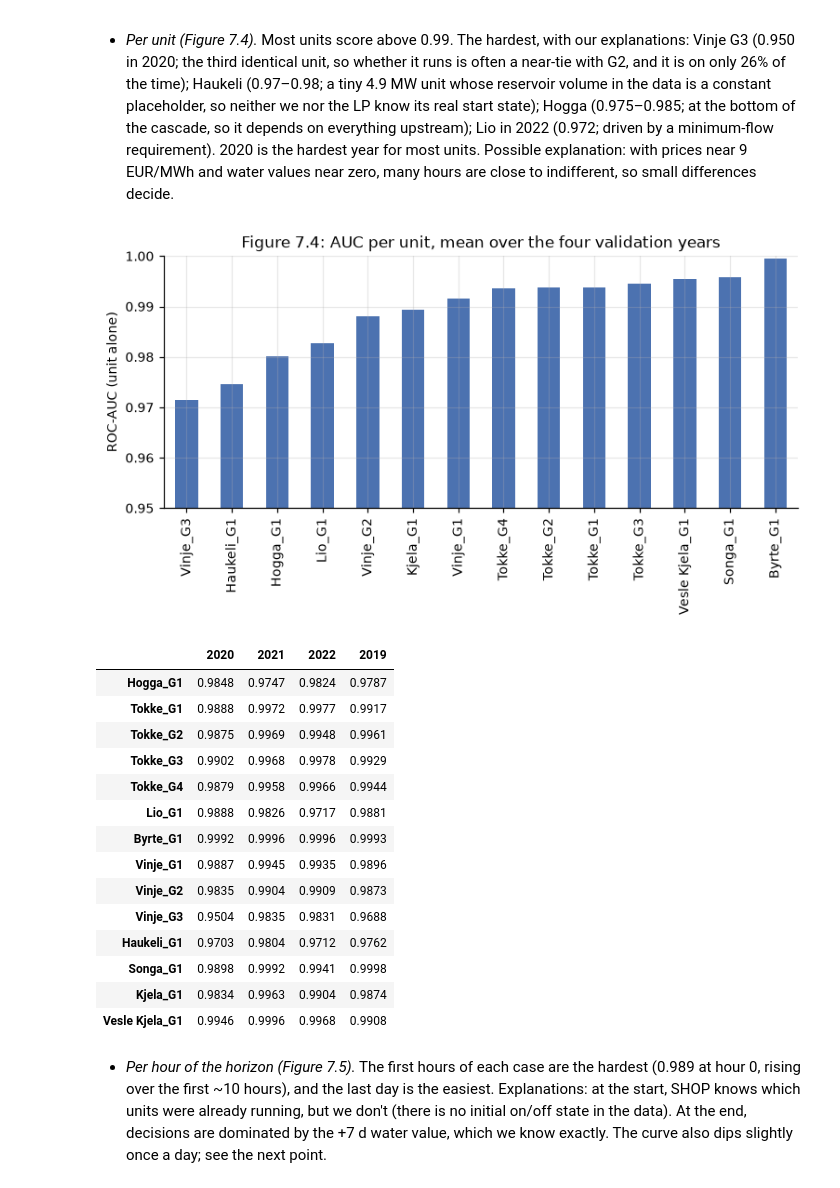
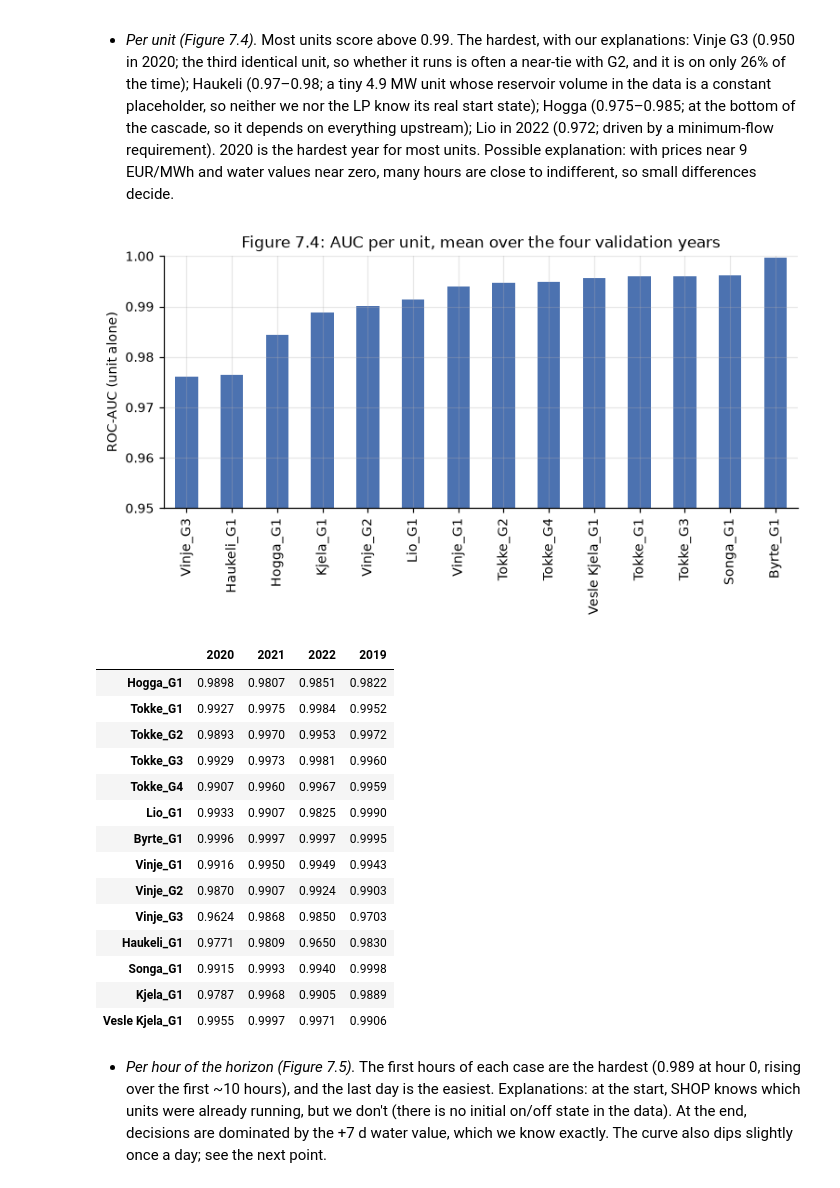
Before and after one commit to idatomine/Women-in-AI-tdt4173, a Jupyter notebook: Report.ipynb, the cells around one changed output. Saved outputs shown, nothing was run; the diff lists cells and outputs as text; code cells hidden in the pictures.

```diff
--- a/Report.ipynb
+++ b/Report.ipynb
@@ -1178,33 +1181,33 @@ plt.tight_layout(); show_figure("7.3")
 # %%
 # Figure 7.4: AUC per unit, mean over folds A–D (final model, saved validation predictions)
 per_unit = []
 for fold, year in cv.FOLDS.items():
     _, idx = cv.split(data, year)
-    per_unit.append(pd.Series(cv.unit_scores(data, idx, np.load(EXP / "exp_029_main_river" / f"pred_{fold}.npy")), name=year))
+    per_unit.append(pd.Series(cv.unit_scores(data, idx, np.load(EXP / "exp_038_dispatch_context" / f"pred_{fold}.npy")), name=year))
 per_unit = pd.concat(per_unit, axis=1)
 fig, ax = plt.subplots(figsize=(8, 3.2))
 per_unit.mean(axis=1).sort_values().plot.bar(ax=ax, color="#4C72B0")
 ax.set_ylim(0.95, 1); ax.set_ylabel("ROC-AUC (unit alone)")
 ax.set_title("Figure 7.4: AUC per unit, mean over the four validation years")
 show_figure("7.4")
 per_unit.round(4)
 # %% [output]
-[figure, old version]
+[figure, new version]
 |  | 2020 | 2021 | 2022 | 2019 |
-| Hogga_G1 | 0.9848 | 0.9747 | 0.9824 | 0.9787 |
-| Tokke_G1 | 0.9888 | 0.9972 | 0.9977 | 0.9917 |
-| Tokke_G2 | 0.9875 | 0.9969 | 0.9948 | 0.9961 |
-| Tokke_G3 | 0.9902 | 0.9968 | 0.9978 | 0.9929 |
-| Tokke_G4 | 0.9879 | 0.9958 | 0.9966 | 0.9944 |
-| Lio_G1 | 0.9888 | 0.9826 | 0.9717 | 0.9881 |
-| Byrte_G1 | 0.9992 | 0.9996 | 0.9996 | 0.9993 |
-| Vinje_G1 | 0.9887 | 0.9945 | 0.9935 | 0.9896 |
-| Vinje_G2 | 0.9835 | 0.9904 | 0.9909 | 0.9873 |
-| Vinje_G3 | 0.9504 | 0.9835 | 0.9831 | 0.9688 |
-| Haukeli_G1 | 0.9703 | 0.9804 | 0.9712 | 0.9762 |
-| Songa_G1 | 0.9898 | 0.9992 | 0.9941 | 0.9998 |
-| Kjela_G1 | 0.9834 | 0.9963 | 0.9904 | 0.9874 |
-| Vesle Kjela_G1 | 0.9946 | 0.9996 | 0.9968 | 0.9908 |
+| Hogga_G1 | 0.9898 | 0.9807 | 0.9851 | 0.9822 |
+| Tokke_G1 | 0.9927 | 0.9975 | 0.9984 | 0.9952 |
+| Tokke_G2 | 0.9893 | 0.9970 | 0.9953 | 0.9972 |
+| Tokke_G3 | 0.9929 | 0.9973 | 0.9981 | 0.9960 |
+| Tokke_G4 | 0.9907 | 0.9960 | 0.9967 | 0.9959 |
+| Lio_G1 | 0.9933 | 0.9907 | 0.9825 | 0.9990 |
+| Byrte_G1 | 0.9996 | 0.9997 | 0.9997 | 0.9995 |
+| Vinje_G1 | 0.9916 | 0.9950 | 0.9949 | 0.9943 |
+| Vinje_G2 | 0.9870 | 0.9907 | 0.9924 | 0.9903 |
+| Vinje_G3 | 0.9624 | 0.9868 | 0.9850 | 0.9703 |
+| Haukeli_G1 | 0.9771 | 0.9809 | 0.9650 | 0.9830 |
+| Songa_G1 | 0.9915 | 0.9993 | 0.9940 | 0.9998 |
+| Kjela_G1 | 0.9787 | 0.9968 | 0.9905 | 0.9889 |
+| Vesle Kjela_G1 | 0.9955 | 0.9997 | 0.9971 | 0.9906 |
 # %% [markdown]
 - *Per hour of the horizon (Figure 7.5).* The first hours of each case are the hardest (0.989 at hour 0, rising over the first
   ~10 hours), and the last day is the easiest. Explanations: at the start, SHOP knows which units were already running, but we don't
```
Also changed, not shown: parts of 13 cells of this notebook, 29 other files.
